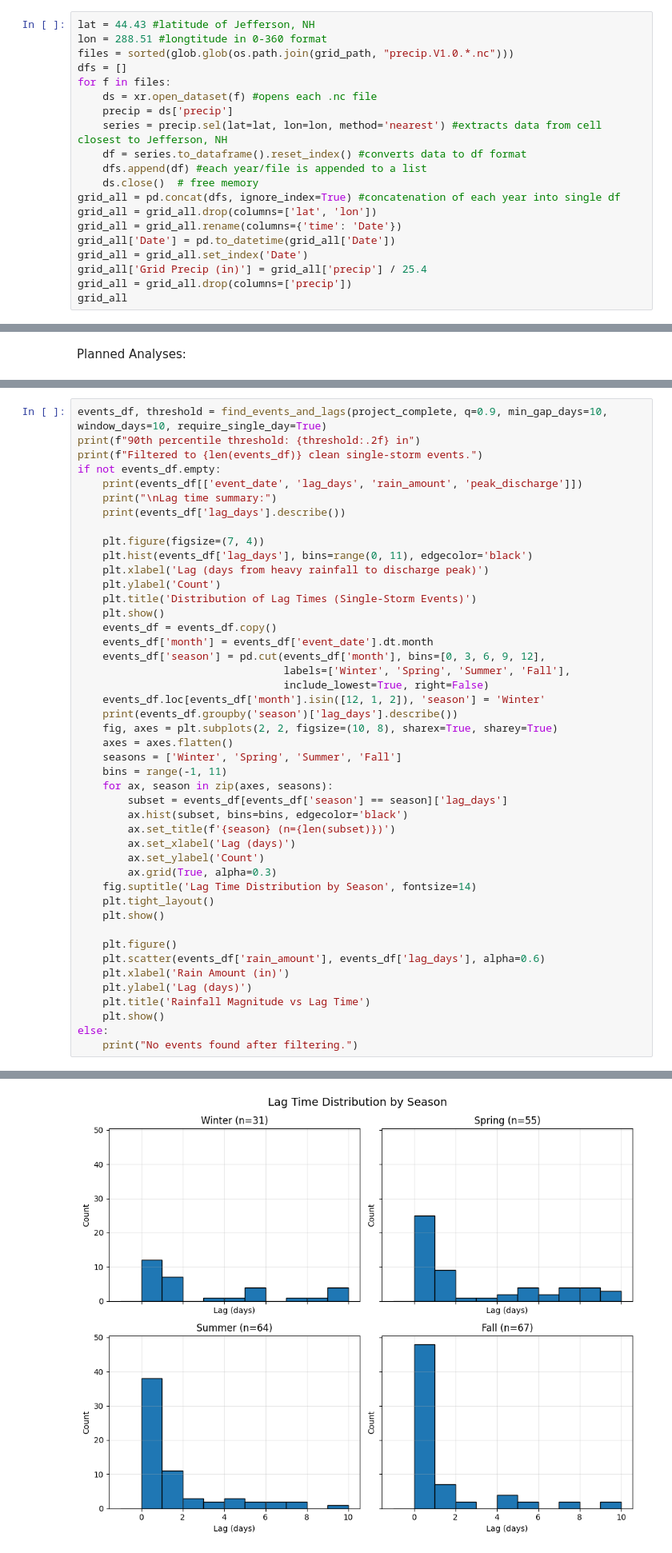
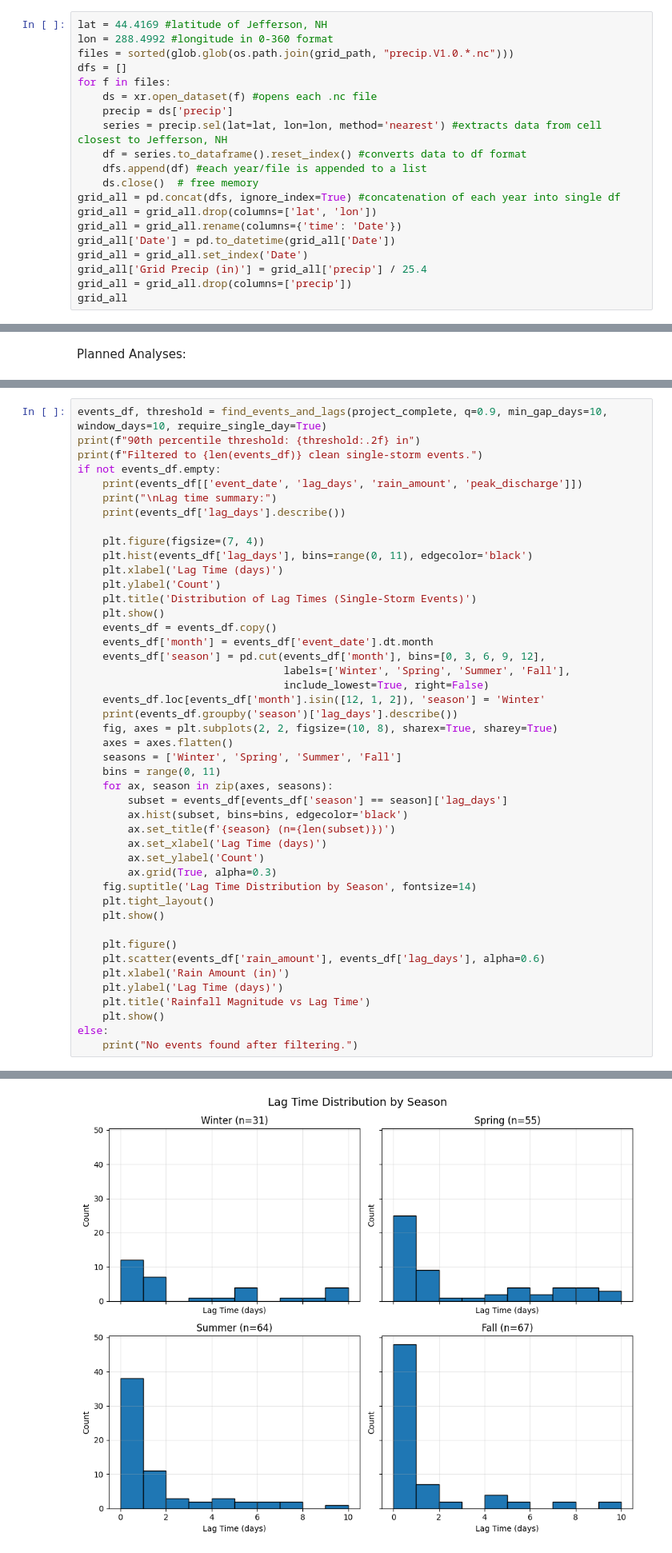
Before and after one commit to ROmslaer/ROmslaer895, a Jupyter notebook: ROmslaer Final Project.ipynb, the cells around one changed output, grey strips where cells are left out. Shown: that part at 80% size. Saved outputs shown, nothing was run; the diff lists cells and outputs as text.

```diff
--- a/ROmslaer Final Project.ipynb
+++ b/ROmslaer Final Project.ipynb
@@ -33,8 +37,8 @@ grid_path = Path('Grid')
 precip_files = ['4146341.csv', '4151138.csv', '4151152.csv']
 #all input files needed
 # %%
-lat = 44.43 #latitude of Jefferson, NH
-lon = 288.51 #longtitude in 0-360 format
+lat = 44.4169 #latitude of Jefferson, NH
+lon = 288.4992 #longitude in 0-360 format
 files = sorted(glob.glob(os.path.join(grid_path, "precip.V1.0.*.nc")))
 dfs = []
 for f in files:
@@ -335,7 +339,7 @@ if not events_df.empty:
 
     plt.figure(figsize=(7, 4))
     plt.hist(events_df['lag_days'], bins=range(0, 11), edgecolor='black')
-    plt.xlabel('Lag (days from heavy rainfall to discharge peak)')
+    plt.xlabel('Lag Time (days)')
     plt.ylabel('Count')
     plt.title('Distribution of Lag Times (Single-Storm Events)')
     plt.show()
@@ -349,12 +353,12 @@ if not events_df.empty:
     fig, axes = plt.subplots(2, 2, figsize=(10, 8), sharex=True, sharey=True)
     axes = axes.flatten()
     seasons = ['Winter', 'Spring', 'Summer', 'Fall']
-    bins = range(-1, 11)
+    bins = range(0, 11)
     for ax, season in zip(axes, seasons):
         subset = events_df[events_df['season'] == season]['lag_days']
         ax.hist(subset, bins=bins, edgecolor='black')
         ax.set_title(f'{season} (n={len(subset)})')
-        ax.set_xlabel('Lag (days)')
+        ax.set_xlabel('Lag Time (days)')
         ax.set_ylabel('Count')
         ax.grid(True, alpha=0.3)
     fig.suptitle('Lag Time Distribution by Season', fontsize=14)
@@ -364,7 +368,7 @@ if not events_df.empty:
     plt.figure()
     plt.scatter(events_df['rain_amount'], events_df['lag_days'], alpha=0.6)
     plt.xlabel('Rain Amount (in)')
-    plt.ylabel('Lag (days)')
+    plt.ylabel('Lag Time (days)')
     plt.title('Rainfall Magnitude vs Lag Time')
     plt.show()
 else:
@@ -391,7 +395,7 @@ Name: lag_days, dtype: float64
         count      mean       std  min  25%  50%  75%   max
 season
 Winter   31.0  2.838710  3.541156  0.0  0.0  1.0  5.0  10.0
 Spring   55.0  2.600000  3.297586  0.0  0.0  1.0  5.0  10.0
 Summer   64.0  1.250000  2.145501  0.0  0.0  0.0  1.0   9.0
 Fall     67.0  1.059701  2.308618  0.0  0.0  0.0  1.0  10.0
-[figure, old version]
+[figure, new version]
```
Also changed, not shown: parts of 16 cells of this notebook.
